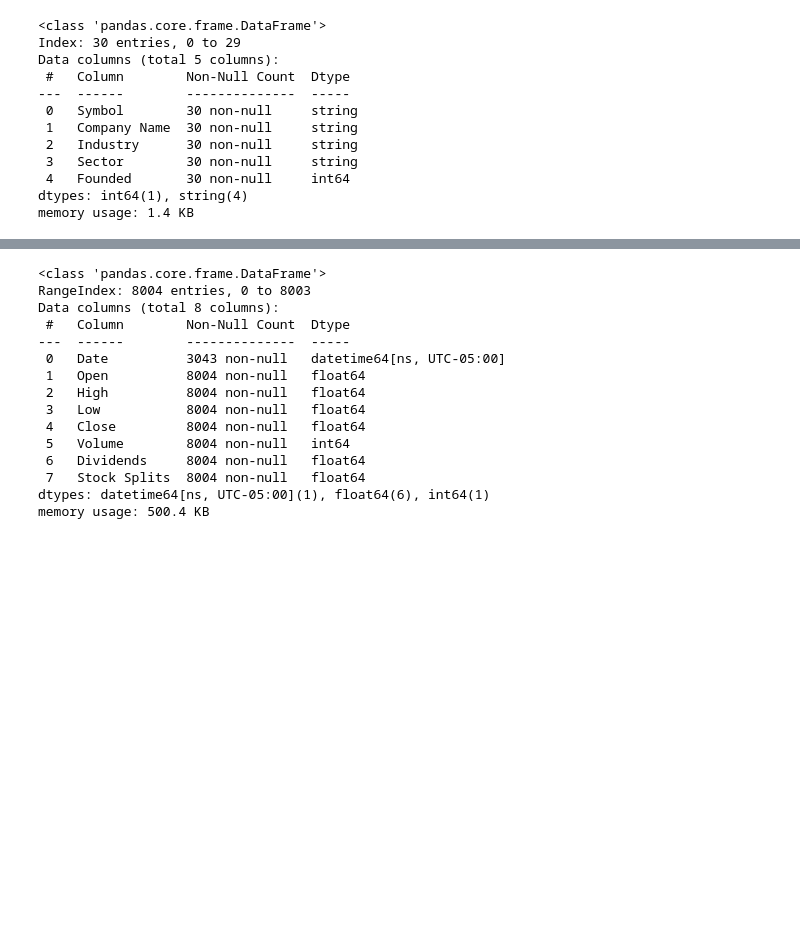
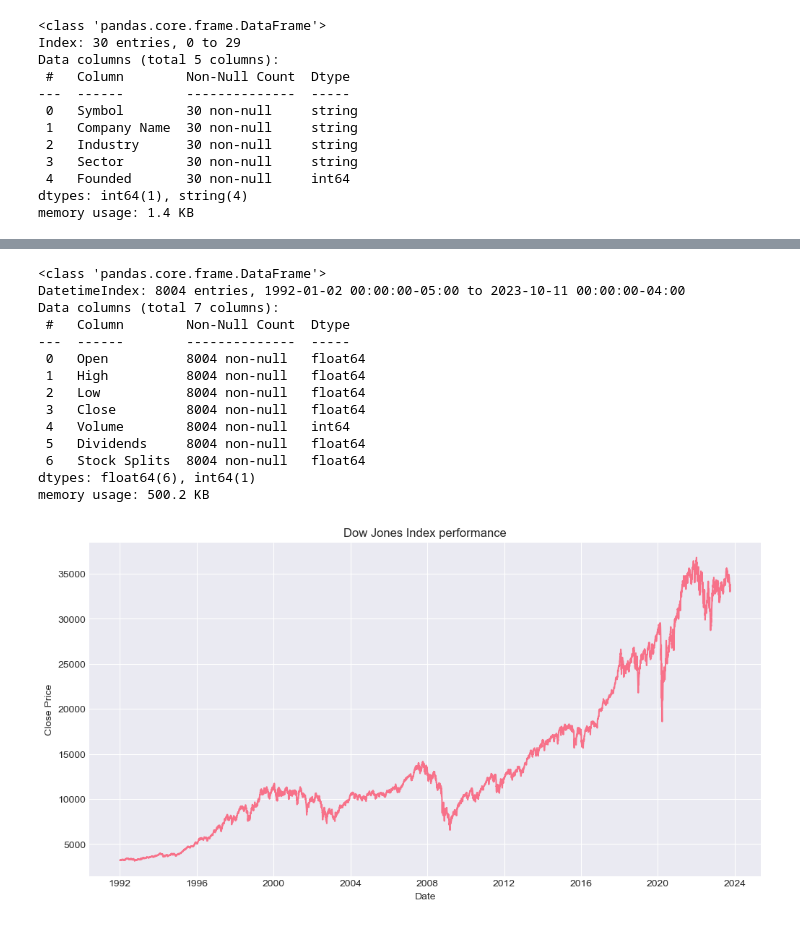
Before and after one commit to Bb1164/Data-Science-HF, a Jupyter notebook: sample.ipynb, the cells around one changed output, grey strips where cells are left out. Drawn from its saved outputs; the diff is of its cells as text; code cells hidden in the pictures; blank space fills up the shorter version.

```diff
--- a/sample.ipynb
+++ b/sample.ipynb
@@ -549,19 +548,27 @@ memory usage: 500.4+ KB
 # %%
-dowjones_perf['Date'] = pd.to_datetime(dowjones_perf['Date'], errors='coerce')
+dowjones_perf.index = pd.to_datetime(dowjones_perf.index, utc=True, errors="coerce")
+dowjones_perf.index = dowjones_perf.index.tz_convert("America/New_York")
 dowjones_perf.info()
 # %% [output]
 <class 'pandas.core.frame.DataFrame'>
-RangeIndex: 8004 entries, 0 to 8003
-Data columns (total 8 columns):
+DatetimeIndex: 8004 entries, 1992-01-02 00:00:00-05:00 to 2023-10-11 00:00:00-04:00
+Data columns (total 7 columns):
  #   Column        Non-Null Count  Dtype
 ---  ------        --------------  -----
- 0   Date          3043 non-null   datetime64[ns, UTC-05:00]
- 1   Open          8004 non-null   float64
- 2   High          8004 non-null   float64
- 3   Low           8004 non-null   float64
- 4   Close         8004 non-null   float64
- 5   Volume        8004 non-null   int64
- 6   Dividends     8004 non-null   float64
- 7   Stock Splits  8004 non-null   float64
-dtypes: datetime64[ns, UTC-05:00](1), float64(6), int64(1)
-memory usage: 500.4 KB
+ 0   Open          8004 non-null   float64
+ 1   High          8004 non-null   float64
+ 2   Low           8004 non-null   float64
+ 3   Close         8004 non-null   float64
+ 4   Volume        8004 non-null   int64
+ 5   Dividends     8004 non-null   float64
+ 6   Stock Splits  8004 non-null   float64
+dtypes: float64(6), int64(1)
+memory usage: 500.2 KB
+# %%
+plt.plot(dowjones_perf.index, dowjones_perf["Close"])
+plt.title("Dow Jones Index performance")
+plt.xlabel("Date")
+plt.ylabel("Close Price")
+plt.show()
+# %% [output]
+[figure, added]
```
Also changed, not shown: parts of 21 cells of this notebook.
